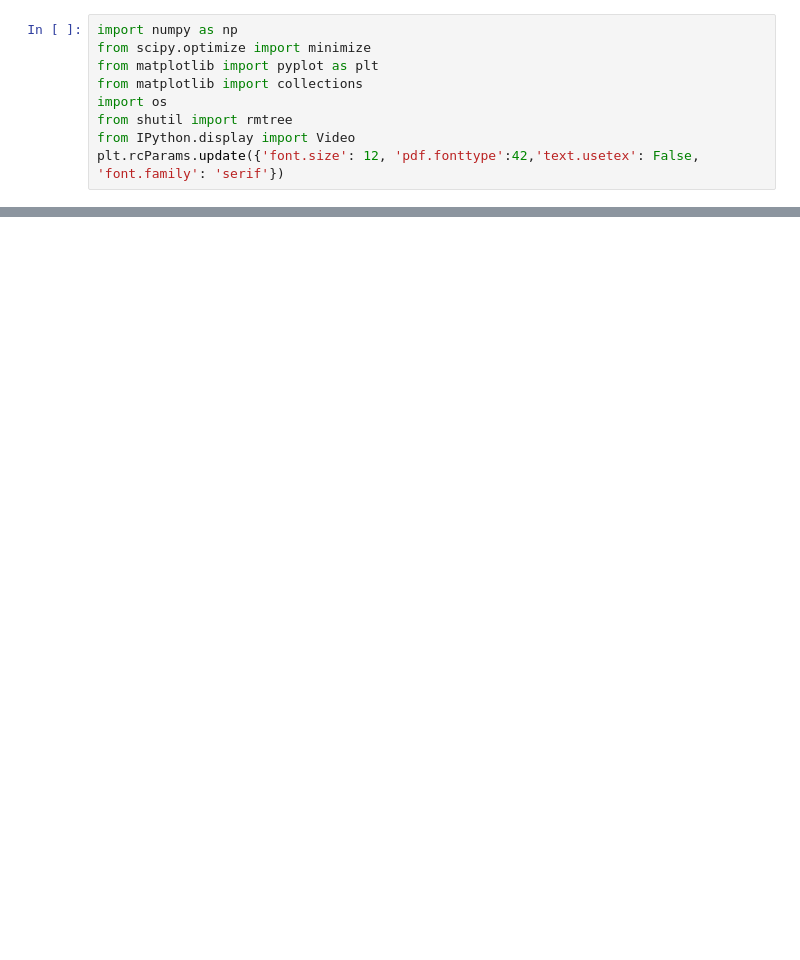
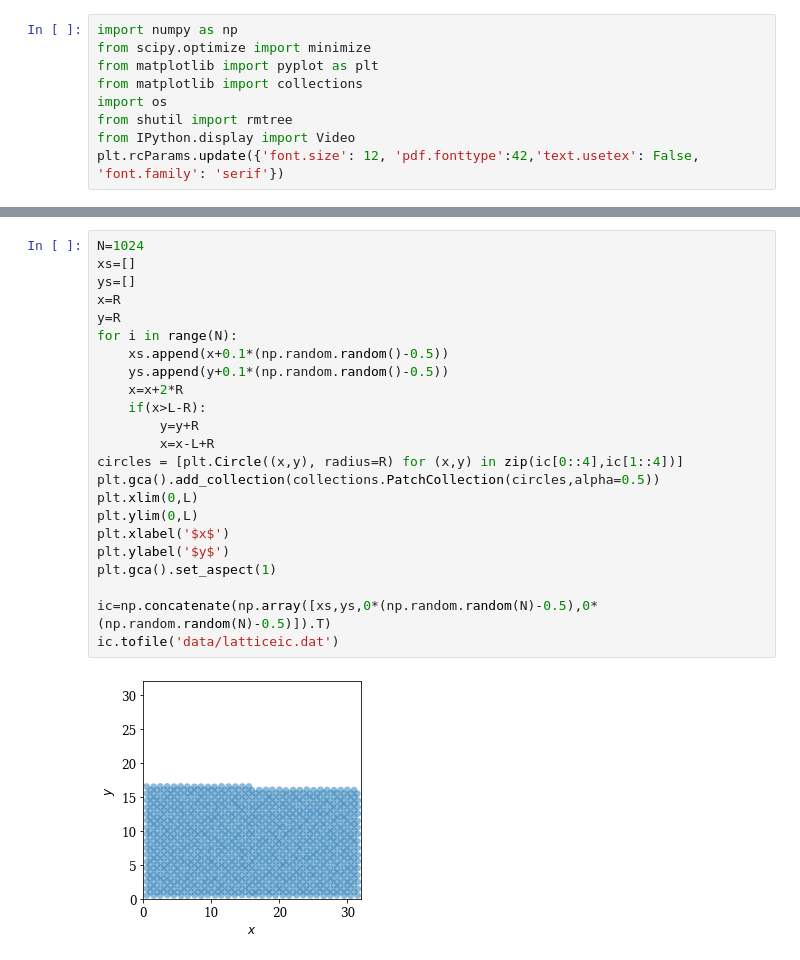
Before and after one commit to znicolaou/manybody, a Jupyter notebook: plot.ipynb, the cells around one changed output, grey strips where cells are left out. Drawn from its saved outputs; the diff is of its cells as text; blank space fills up the shorter version.

```diff
--- a/plot.ipynb
+++ b/plot.ipynb
@@ -79,0 +88,25 @@ Video(filebase+'animation.mp4',width=512)
+# %%
+N=1024
+xs=[]
+ys=[]
+x=R
+y=R
+for i in range(N):
+    xs.append(x+0.1*(np.random.random()-0.5))
+    ys.append(y+0.1*(np.random.random()-0.5))
+    x=x+2*R
+    if(x>L-R):
+        y=y+R
+        x=x-L+R
+circles = [plt.Circle((x,y), radius=R) for (x,y) in zip(ic[0::4],ic[1::4])]
+plt.gca().add_collection(collections.PatchCollection(circles,alpha=0.5))
+plt.xlim(0,L)
+plt.ylim(0,L)
+plt.xlabel('$x$')
+plt.ylabel('$y$')
+plt.gca().set_aspect(1)
+
+ic=np.concatenate(np.array([xs,ys,0*(np.random.random(N)-0.5),0*(np.random.random(N)-0.5)]).T)
+ic.tofile('data/latticeic.dat')
+# %% [output]
+[figure, added]
```
Also changed, not shown: parts of 3 cells of this notebook, 5 other files.
